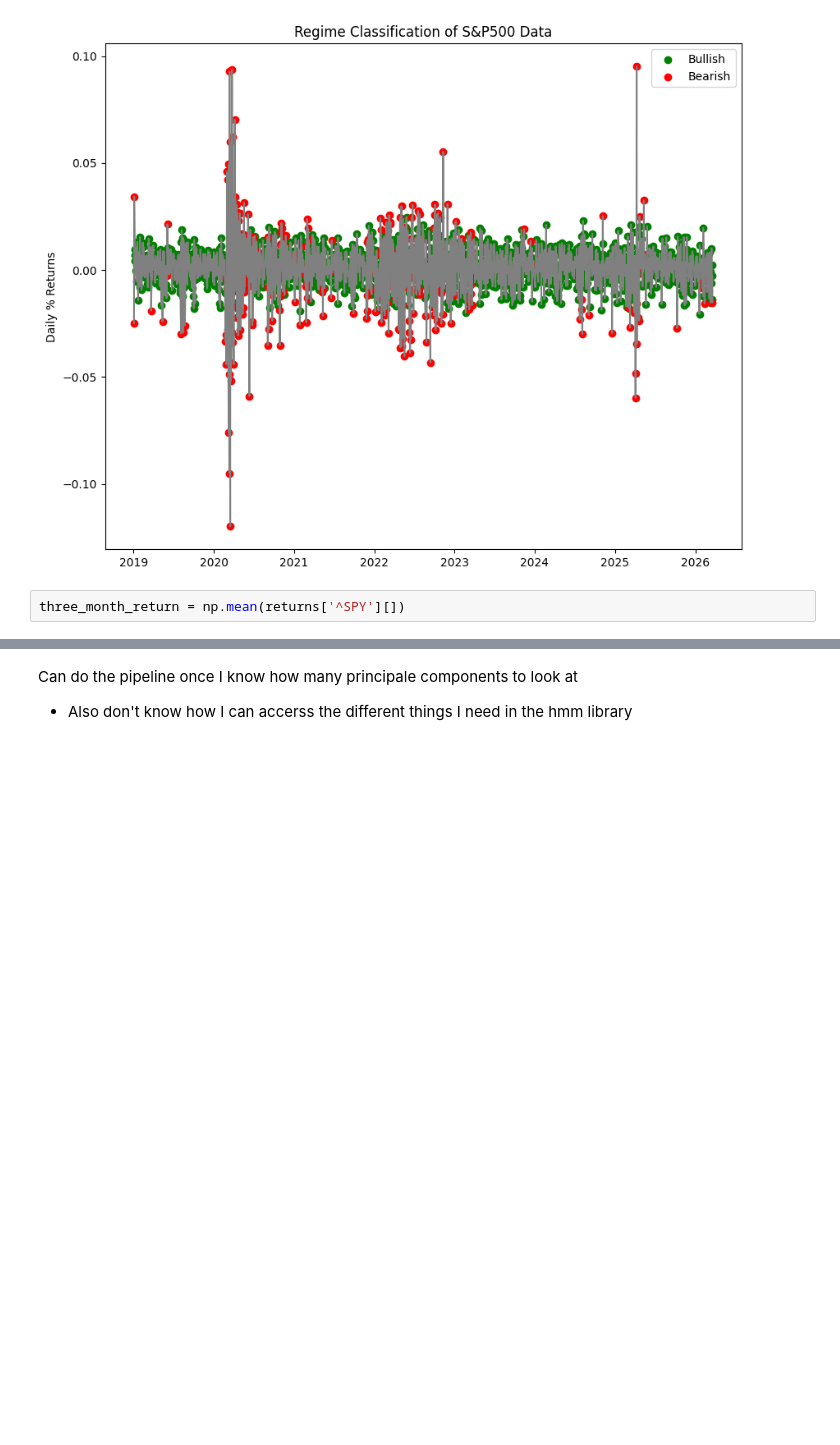
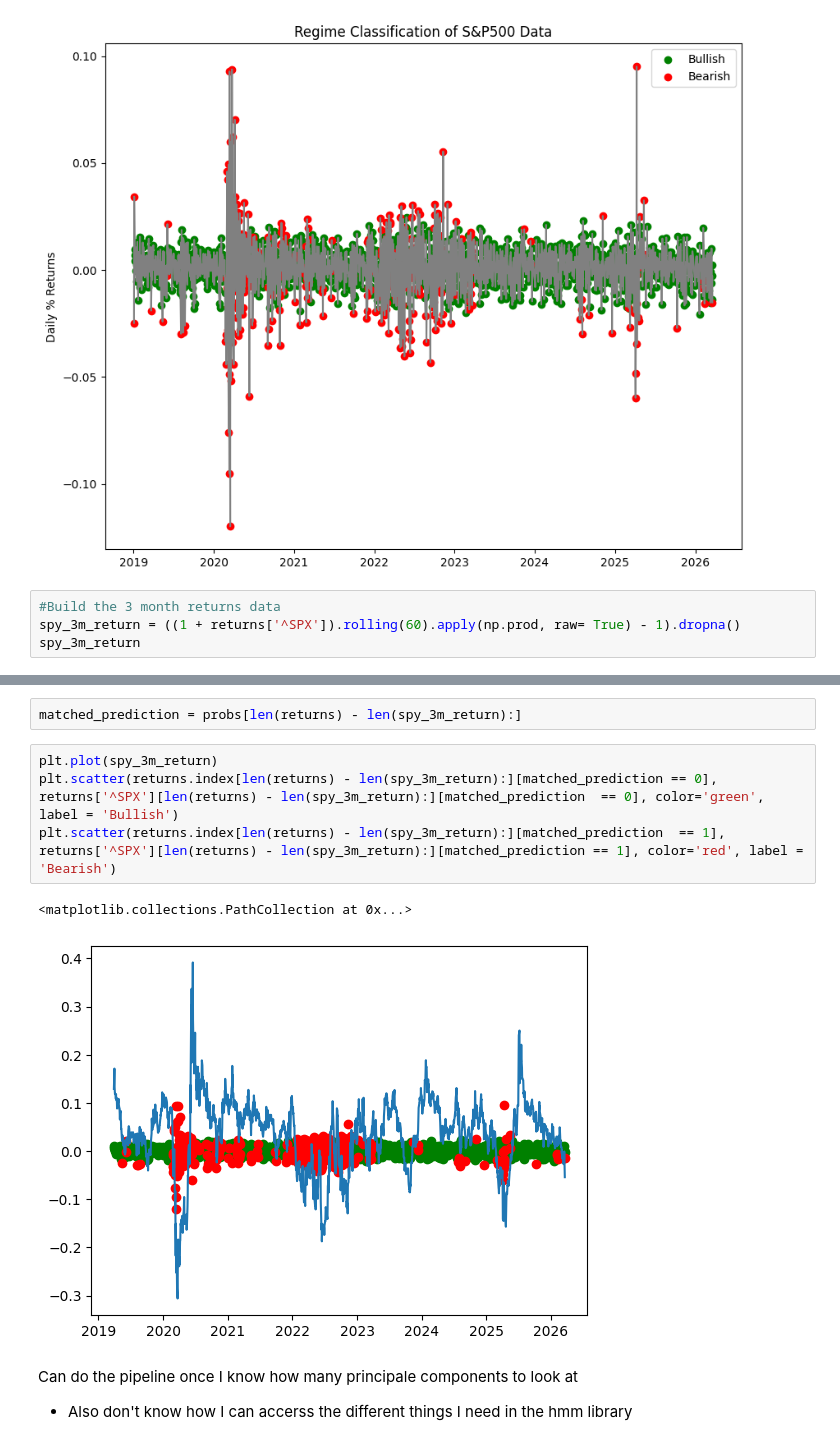
Before and after one commit to CampbelSoup/Regime-Classification-PCA-HMM-S-P500, a Jupyter notebook: pca_hmm.ipynb, the cells around one changed output, grey strips where cells are left out. Saved outputs shown, nothing was run; the diff lists cells and outputs as text; blank space fills up the shorter version.

```diff
--- a/pca_hmm.ipynb
+++ b/pca_hmm.ipynb
@@ -175,4 +177,6 @@ plt.ylabel("Daily % Returns")
 Text(0, 0.5, 'Daily % Returns')
 [figure]
 # %%
-three_month_return = np.mean(returns['^SPY'][])
+#Build the 3 month returns data
+spy_3m_return = ((1 + returns['^SPX']).rolling(60).apply(np.prod, raw= True) - 1).dropna()
+spy_3m_return
@@ -179,3 +197,12 @@ three_month_return = np.mean(returns['^SPY'][])
+# %%
+matched_prediction = probs[len(returns) - len(spy_3m_return):]
+# %%
+plt.plot(spy_3m_return)
+plt.scatter(returns.index[len(returns) - len(spy_3m_return):][matched_prediction == 0], returns['^SPX'][len(returns) - len(spy_3m_return):][matched_prediction  == 0], color='green', label = 'Bullish')
+plt.scatter(returns.index[len(returns) - len(spy_3m_return):][matched_prediction  == 1], returns['^SPX'][len(returns) - len(spy_3m_return):][matched_prediction == 1], color='red', label = 'Bearish')
+# %% [output]
+<matplotlib.collections.PathCollection at 0x...>
+[figure, added]
 # %% [markdown]
 Can do the pipeline once I know how many principale components to look at
 - Also don't know how I can accerss the different things I need in the hmm library
```
Also changed, not shown: parts of 4 cells of this notebook, 1 other file.
